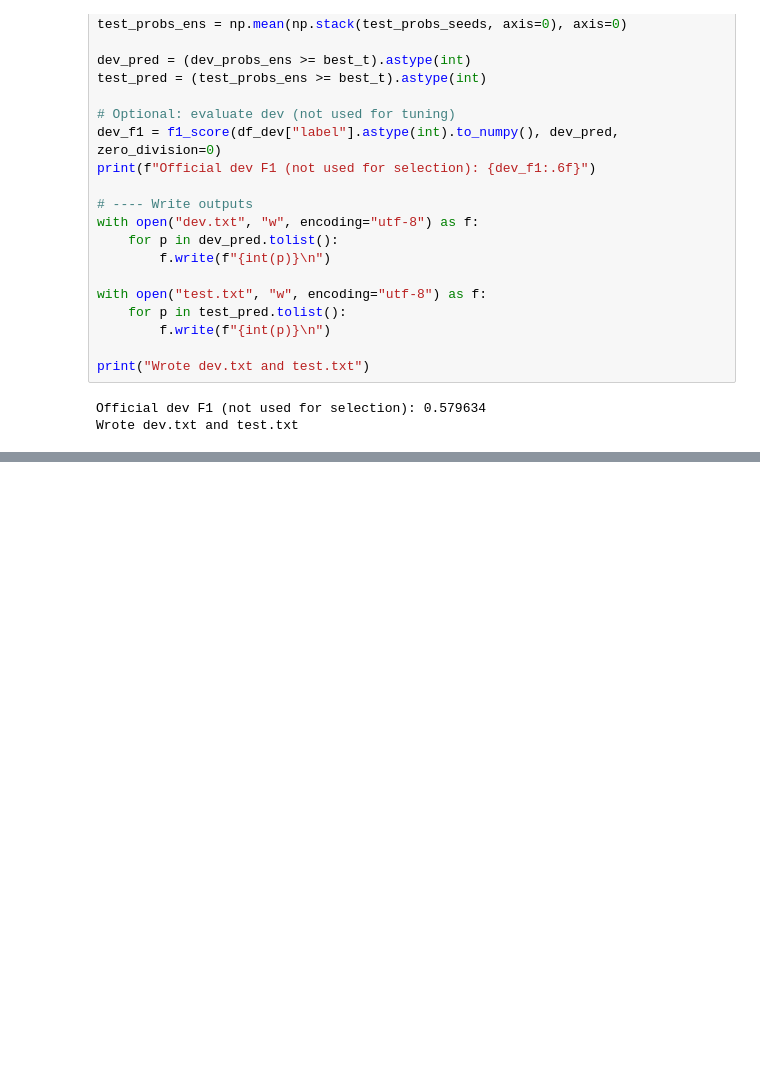
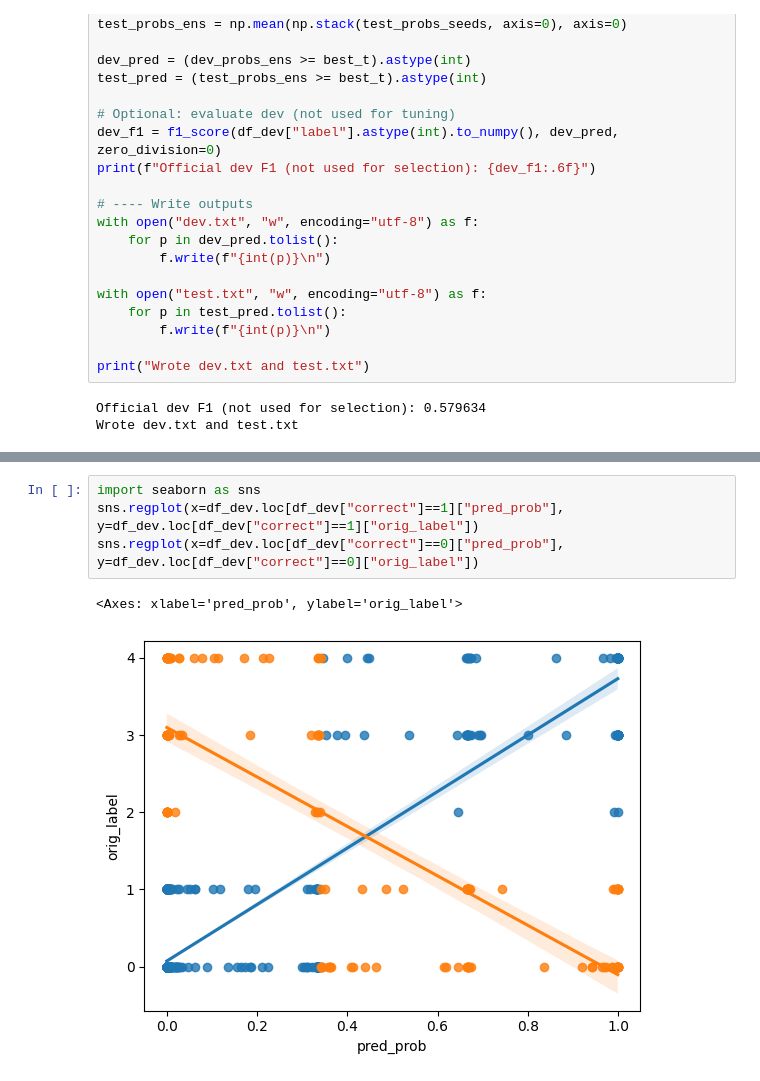
Before and after one commit to leonkuessner/pcl_nlp_lk922, a Jupyter notebook: PCL_Mod copy.ipynb, the cells around one changed output, grey strips where cells are left out. Saved outputs shown, nothing was run; the diff lists cells and outputs as text; blank space fills up the shorter version.

```diff
--- a/PCL_Mod copy.ipynb
+++ b/PCL_Mod copy.ipynb
@@ -882,0 +958,7 @@ F1        (pos=1): 0.5796
+# %%
+import seaborn as sns
+sns.regplot(x=df_dev.loc[df_dev["correct"]==1]["pred_prob"], y=df_dev.loc[df_dev["correct"]==1]["orig_label"])
+sns.regplot(x=df_dev.loc[df_dev["correct"]==0]["pred_prob"], y=df_dev.loc[df_dev["correct"]==0]["orig_label"])
+# %% [output]
+<Axes: xlabel='pred_prob', ylabel='orig_label'>
+[figure, added]
```
Also changed, not shown: parts of 12 cells of this notebook, 1 other file.
